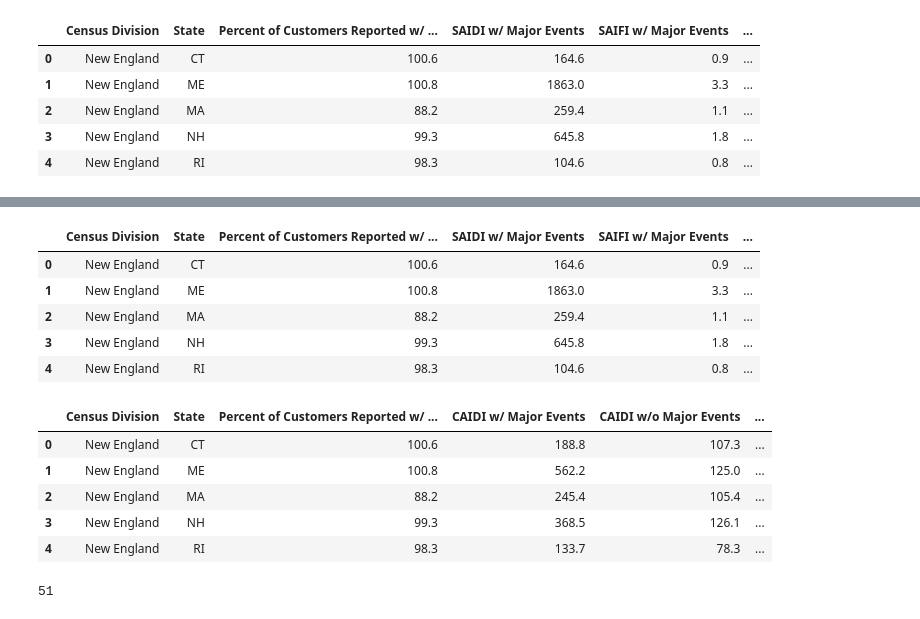
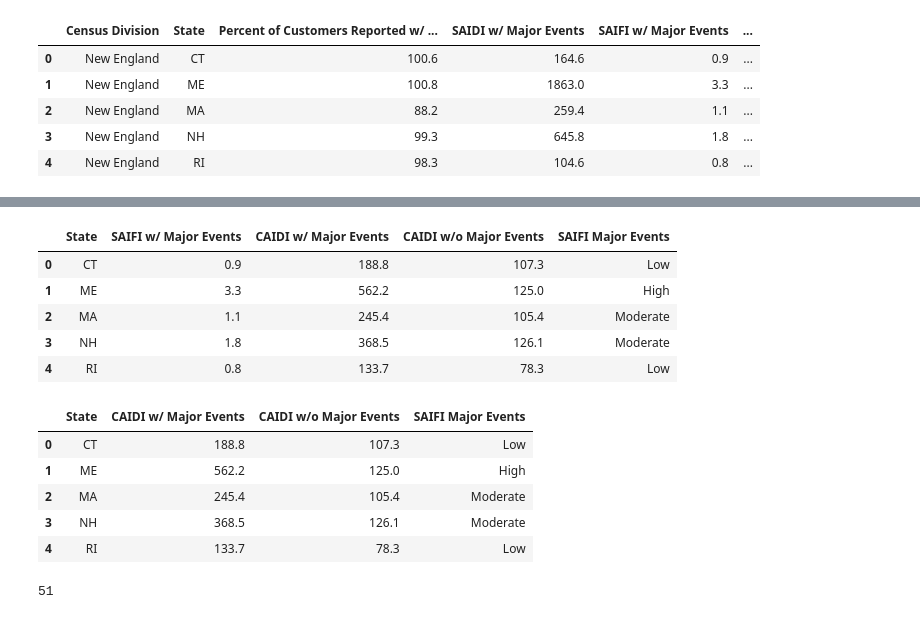
Before and after one commit to sabrinasayed99/Data_Center_Sites, a Jupyter notebook: joining_data.ipynb, the cells around one changed output, grey strips where cells are left out. Saved outputs shown, nothing was run; the diff lists cells and outputs as text; code cells hidden in the pictures.

```diff
--- a/joining_data.ipynb
+++ b/joining_data.ipynb
@@ -46,0 +49,4 @@ reliability.head()
+# %%
+# Drop highly correlated metrics
+reliability = reliability.drop(columns=['SAIDI w/ Major Events', 'SAIDI w/o Major Events', 'SAIFI w/o Major Events', 'Percent of Customers Reported w/ Major Events', 'Census Division'])
+reliability.head()
@@ -65,58 +72,31 @@ The following columns in reliability dataset will be binned based on their wide
 # %%
-# Binning SAIDI (Average Interruption Duration Index) with Major Events
-conditions_saidi = [
-    reliability['SAIDI w/ Major Events'] >= 473.6,  # 75th percentile
-    (reliability['SAIDI w/ Major Events'] >= 208.6) & (reliability['SAIDI w/ Major Events'] < 473.6),  # 50th-75th
-    reliability['SAIDI w/ Major Events'] < 208.6  # Below median
-]
-choices_saidi = ['Long Interruption Duration', 'Moderate Interruption Duration', 'Short Interruption Duration']
-reliability['SAIDI Major Events'] = np.select(conditions_saidi, choices_saidi, default='Unknown')
-
 # Bin SAIFI (Average Interruption Frequency Index) w/ Major Events
 conditions_saifi = [
     reliability['SAIFI w/ Major Events'] > 1.8,  # 75th percentile
     (reliability['SAIFI w/ Major Events'] >= 1.1) & (reliability['SAIFI w/ Major Events'] <= 1.8),  # 50th-75th
     reliability['SAIFI w/ Major Events'] < 1.1  # Below median
 ]
-choices_saifi = ['High Interruption Frequency', 'Moderate Interruption Frequency', 'Low Interruption Frequency']
+choices_saifi = ['High', 'Moderate', 'Low']
 reliability['SAIFI Major Events'] = np.select(conditions_saifi, choices_saifi, default='Unknown')
-# %%
-# Binning SAIDI (Average Interruption Duration Index) without  Major Events
-conditions_saidi = [
-    reliability['SAIDI w/o Major Events'] >= 146,
-    (reliability['SAIDI w/o Major Events'] >= 117) & (reliability['SAIDI w/o Major Events'] < 146),
-    reliability['SAIDI w/o Major Events'] < 117
-]
-choices_saidi = ['Long Interruption Duration', 'Moderate Interruption Duration', 'Short Interruption Duration']
-reliability['SAIDI No Major Events'] = np.select(conditions_saidi, choices_saidi, default='Unknown')
-
-# Bin SAIFI (Average Interruption Frequency Index) w/o Major Events
-conditions_saifi = [
-    reliability['SAIFI w/o Major Events'] > 1.25,
-    (reliability['SAIFI w/o Major Events'] >= .9) & (reliability['SAIFI w/o Major Events'] <= 1.25),
-    reliability['SAIFI w/o Major Events'] < .9
-]
-choices_saifi = ['High Interruption Frequency', 'Moderate Interruption Frequency', 'Low Interruption Frequency']
-reliability['SAIFI No Major Events'] = np.select(conditions_saifi, choices_saifi, default='Unknown')
 # %%
 reliability.head()
 # %% [output]
-|  | Census Division | State | Percent of Customers Reported w/ ... | SAIDI w/ Major Events | SAIFI w/ Major Events | ... |
-| 0 | New England | CT | 100.6 | 164.6 | 0.9 | ... |
-| 1 | New England | ME | 100.8 | 1863.0 | 3.3 | ... |
-| 2 | New England | MA | 88.2 | 259.4 | 1.1 | ... |
-| 3 | New England | NH | 99.3 | 645.8 | 1.8 | ... |
-| 4 | New England | RI | 98.3 | 104.6 | 0.8 | ... |
+|  | State | SAIFI w/ Major Events | CAIDI w/ Major Events | CAIDI w/o Major Events | SAIFI Major Events |
+| 0 | CT | 0.9 | 188.8 | 107.3 | Low |
+| 1 | ME | 3.3 | 562.2 | 125.0 | High |
+| 2 | MA | 1.1 | 245.4 | 105.4 | Moderate |
+| 3 | NH | 1.8 | 368.5 | 126.1 | Moderate |
+| 4 | RI | 0.8 | 133.7 | 78.3 | Low |
 # %%
-reliability = reliability.drop(columns=['SAIDI w/ Major Events', 'SAIFI w/ Major Events', 'SAIDI w/o Major Events', 'SAIFI w/o Major Events'])
+reliability = reliability.drop(columns=['SAIFI w/ Major Events'])
 reliability.head()
 # %% [output]
-|  | Census Division | State | Percent of Customers Reported w/ ... | CAIDI w/ Major Events | CAIDI w/o Major Events | ... |
-| 0 | New England | CT | 100.6 | 188.8 | 107.3 | ... |
-| 1 | New England | ME | 100.8 | 562.2 | 125.0 | ... |
-| 2 | New England | MA | 88.2 | 245.4 | 105.4 | ... |
-| 3 | New England | NH | 99.3 | 368.5 | 126.1 | ... |
-| 4 | New England | RI | 98.3 | 133.7 | 78.3 | ... |
+|  | State | CAIDI w/ Major Events | CAIDI w/o Major Events | SAIFI Major Events |
+| 0 | CT | 188.8 | 107.3 | Low |
+| 1 | ME | 562.2 | 125.0 | High |
+| 2 | MA | 245.4 | 105.4 | Moderate |
+| 3 | NH | 368.5 | 126.1 | Moderate |
+| 4 | RI | 133.7 | 78.3 | Low |
 # %%
 reliability['State'].value_counts().sum()
 # %% [output]
```
Also changed, not shown: parts of 110 cells of this notebook, 2 other files.
